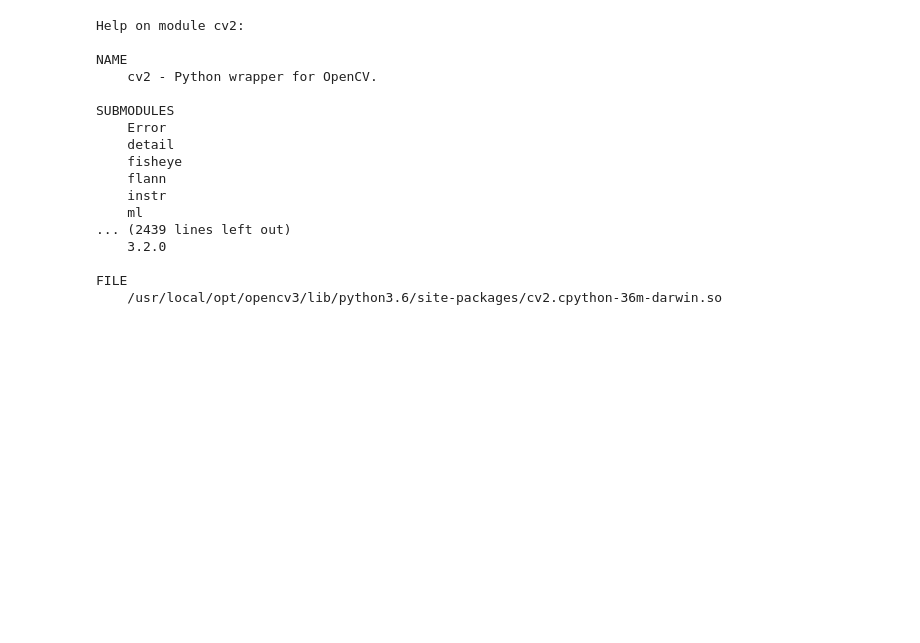
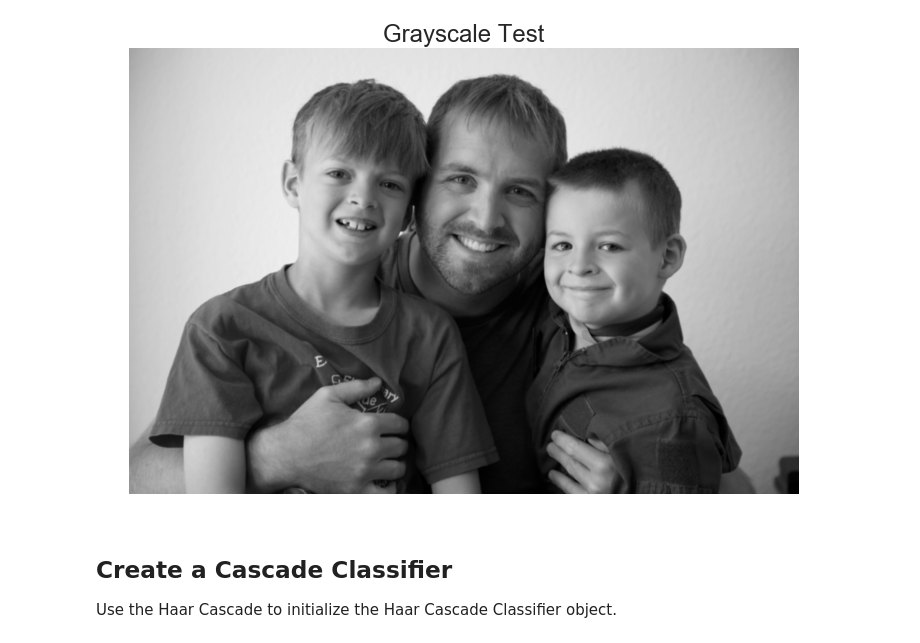
Before and after one commit to mikelane/FaceRecognition, a Jupyter notebook: Cascade_Face_Detection/Haar_Cascade_Face_Detection.ipynb, the cells around one changed output. Drawn from its saved outputs; the diff is of its cells as text; code cells hidden in the pictures; blank space fills up the shorter version.

Commit message:
Adds image and updates face detection notebook

```diff
--- a/Cascade_Face_Detection/Haar_Cascade_Face_Detection.ipynb
+++ b/Cascade_Face_Detection/Haar_Cascade_Face_Detection.ipynb
@@ -5,20 +11,11 @@ import matplotlib.pyplot as plt
-# %%
-help(cv2)
-# %% [output]
-Help on module cv2:
-
-NAME
-    cv2 - Python wrapper for OpenCV.
-
-SUBMODULES
-    Error
-    detail
-    fisheye
-    flann
-    instr
-    ml
-... (2439 lines left out)
-    3.2.0
-
-FILE
-    /usr/local/opt/opencv3/lib/python3.6/site-packages/cv2.cpython-36m-darwin.so
+# %%
+def show_image(img, title, cmap=None):
+    """
+    Utility function to display an image with a title and a given color mapping inline with Jupyter Notebook.
+    """
+    plt.figure(figsize=(12,12))
+    plt.imshow(img, interpolation='bicubic', cmap=cmap)
+    plt.title(title, fontsize=24)
+    plt.axis('off')
+    plt.style.use('seaborn-dark')
+    plt.show()
@@ -25,8 +30,15 @@ FILE
 # %%
-image_path = 'abba.png'
+image_path = 'IMG_3510.png'
 cascade_path = 'haarcascade_frontalface_default.xml'
 # %%
-image = cv2.imread(image_path)
+image = cv2.imread(image_path, flags=cv2.IMREAD_COLOR)
 gray = cv2.cvtColor(image, cv2.COLOR_BGR2GRAY)
+# %%
+show_image(img=gray, title='Grayscale Test', cmap='gray')
+# %% [output]
+[figure, added]
+# %% [markdown]
+## Create a Cascade Classifier
+Use the Haar Cascade to initialize the Haar Cascade Classifier object.
 # %%
 face_cascade = cv2.CascadeClassifier(cascade_path)
```
Also changed, not shown: parts of 12 cells of this notebook, 1 other file.
